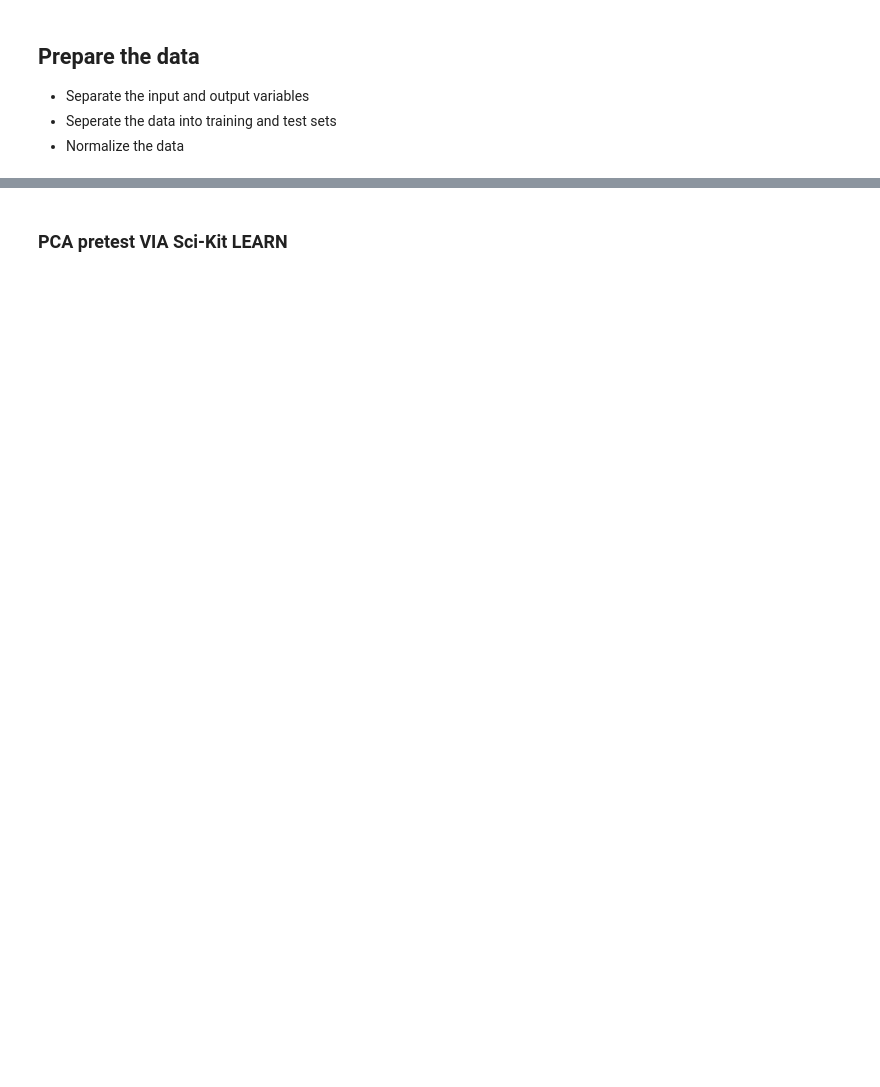
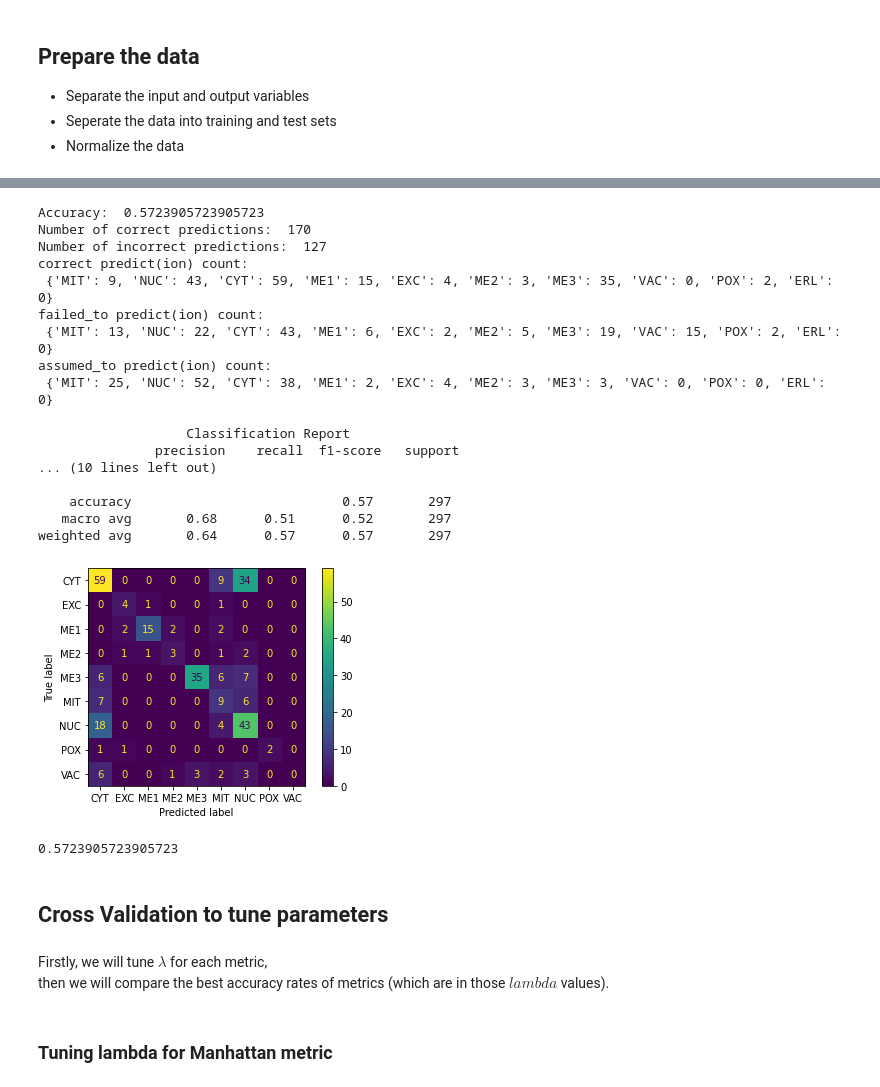
Before and after one commit to HikmetSimsir/EEE-485-Project, a Jupyter notebook: knn.ipynb, the cells around one changed output, grey strips where cells are left out. Cells and saved outputs as stored; diff of their text form; code cells hidden in the pictures; blank space fills up the shorter version.

Commit message:
Implement Cross Validation for the knn
fix the constant default argument error of measure method
have measure to return accuracy rate

```diff
--- a/knn.ipynb
+++ b/knn.ipynb
@@ -28,10 +28,21 @@ def manhattan_distance(x,y):
 def chebyshev_distance(x,y):
     return max(abs(x - y))
 
-def minkowski_distance(x,y):
-    return -1;
+def minkowski_distance(x,y, p, w):
+    return sum(w * abs(x - y)^p)^(1/p)
 
 def get_distance(x, y, algorithm ="euclidean"):
+    '''
+    three valid metrics:
+    euclidean:
+        sqrt(sum(np.square(x-y)))
+    manhattan:
+        return sum(abs(x - y))
+
+    chebyshev:
+        max(abs(x - y))
+
+    '''
     if(algorithm == "euclidean"):
         return euclidean_distance(x,y)
     elif(algorithm == "manhattan"):
@@ -68,8 +79,8 @@ class K_Neigbours_Classifier():
         #print("We predict this one to be: ", the_key_with_max)
         return the_key_with_max
 # %%
-def measure(X_train, Y_train, X_test, Y_test, neigbour_count=13, algorithm="manhattan" ):
-    knc = K_Neigbours_Classifier(neigbour_count=13, algorithm="manhattan")
+def measure(X_train, Y_train, X_test, Y_test, neigbour_count=13, algorithm="manhattan", output=True ):
+    knc = K_Neigbours_Classifier(neigbour_count=neigbour_count, algorithm=algorithm)
     knc.fit(X_train, Y_train[:,0]) # we know that y_train is 1 dimensional
     correct_pred = 0
     incorrect_pred = 0
@@ -90,20 +101,22 @@ def measure(X_train, Y_train, X_test, Y_test, neigbour_count=13, algorithm="manh
             incorrect_pred = 1 + incorrect_pred
             failed_to_pred_dict[correct_key] = 1 + failed_to_pred_dict[correct_key]
             assumed_to_pred_dict[predicted_key] = 1 + assumed_to_pred_dict[predicted_key]
-
-    print("Accuracy: ", correct_pred/(correct_pred + incorrect_pred) )
-    print("Number of correct predictions: ", correct_pred)
-    print("Number of incorrect predictions: ", incorrect_pred)
-    print("correct predict(ion) count:\n", correct_pred_dict)
-    print("failed_to predict(ion) count:\n", failed_to_pred_dict)
-    print("assumed_to predict(ion) count:\n", assumed_to_pred_dict)
+    accuracy = correct_pred/(correct_pred + incorrect_pred)
+    if output:
+        print("Accuracy: ", correct_pred/(correct_pred + incorrect_pred) )
+        print("Number of correct predictions: ", correct_pred)
+        print("Number of incorrect predictions: ", incorrect_pred)
+        print("correct predict(ion) count:\n", correct_pred_dict)
+        print("failed_to predict(ion) count:\n", failed_to_pred_dict)
+        print("assumed_to predict(ion) count:\n", assumed_to_pred_dict)
 
 
-    print("\n                   Classification Report                  \n",
-    classification_report(Y_test, predictions, zero_division=1)) # ignores zero division warning
+        print("\n                   Classification Report                  \n",
+        classification_report(Y_test, predictions, zero_division=1)) # ignores zero division warning
 
-    ConfusionMatrixDisplay.from_predictions(Y_test, predictions)
-    plt.show()
+        ConfusionMatrixDisplay.from_predictions(Y_test, predictions)
+        plt.show()
+    return accuracy
 # %% [markdown]
 ## Read the data
 # %%
@@ -138,2 +177,0 @@ measure(X_train, Y_train, X_test, Y_test, neigbour_count=25, algorithm="manhatta
-# %% [markdown]
-### PCA pretest VIA Sci-Kit LEARN
@@ -149,0 +178,27 @@ measure(X_train, Y_train, X_test, Y_test, neigbour_count=25, algorithm="manhatta
+# %%
+measure(X_train, Y_train, X_test, Y_test, neigbour_count=13, algorithm="manhattan")
+# %% [output]
+Accuracy:  0.5723905723905723
+Number of correct predictions:  170
+Number of incorrect predictions:  127
+correct predict(ion) count:
+ {'MIT': 9, 'NUC': 43, 'CYT': 59, 'ME1': 15, 'EXC': 4, 'ME2': 3, 'ME3': 35, 'VAC': 0, 'POX': 2, 'ERL': 0}
+failed_to predict(ion) count:
+ {'MIT': 13, 'NUC': 22, 'CYT': 43, 'ME1': 6, 'EXC': 2, 'ME2': 5, 'ME3': 19, 'VAC': 15, 'POX': 2, 'ERL': 0}
+assumed_to predict(ion) count:
+ {'MIT': 25, 'NUC': 52, 'CYT': 38, 'ME1': 2, 'EXC': 4, 'ME2': 3, 'ME3': 3, 'VAC': 0, 'POX': 0, 'ERL': 0}
+
+                   Classification Report
+               precision    recall  f1-score   support
+... (10 lines left out)
+
+    accuracy                           0.57       297
+   macro avg       0.68      0.51      0.52       297
+weighted avg       0.64      0.57      0.57       297
+[figure, added]
+0.5723905723905723
+# %% [markdown]
+## Cross Validation to tune parameters
+# %% [markdown]
+Firstly, we will tune $\lambda$ for each metric,\
+then we will compare the best accuracy rates of metrics (which are in those $lambda$ values).
@@ -149,0 +228,2 @@ measure(X_train, Y_train, X_test, Y_test, neigbour_count=25, algorithm="manhatta
+# %% [markdown]
+### Tuning lambda for Manhattan metric
```
Also changed, not shown: parts of 12 cells of this notebook.
